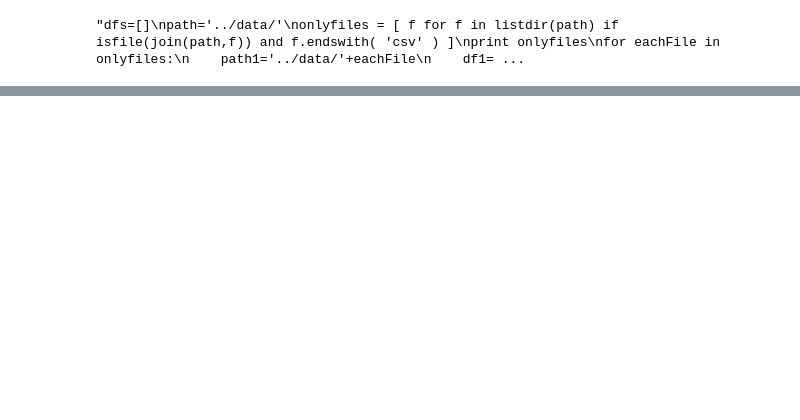
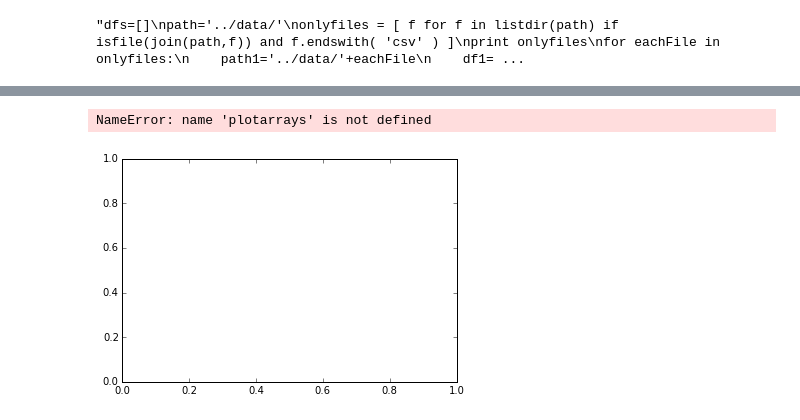
Before and after one commit to ayusharyal1/5DBMinds, a Jupyter notebook: code/MappingandClassification.ipynb, the cells around one changed output, grey strips where cells are left out. Drawn from its saved outputs; the diff is of its cells as text; code cells hidden in the pictures; blank space fills up the shorter version.

```diff
--- a/code/MappingandClassification.ipynb
+++ b/code/MappingandClassification.ipynb
@@ -129,13 +177,15 @@ y=pd.DataFrame(df[['Score']])
 # Vectorising the features and merging them to selected numerical features
 s= nltk.stem.SnowballStemmer('english')
 s.stem("graphics")
+
 stem_vectorizer = StemmedCountVectorizer(min_df =1, stop_words='english')
 # Vectorizing the Category Column
-nCategory, fmatrix, column_vectorizer = vectorize_column(df, 'Category', stem_vectorizer)
+nCategory, fmatrix, column_vectorizer = vectorize_columnTfIdf(df, 'Category', stem_vectorizer,df.shape[0],True)
 # Vectorizing the Name Column
-nName, fmatrix1, column_vectorizer1 = vectorize_column(df, 'Name', stem_vectorizer)
+nName, fmatrix1, column_vectorizer1 = vectorize_columnTfIdf(df, 'Name', stem_vectorizer,df.shape[0],True)
 # Vectorizing the Description Column
-nDescription, fmatrix2, column_vectorizer2 = vectorize_column(df, 'Description', stem_vectorizer)
+nDescription, fmatrix2, column_vectorizer2 = vectorize_columnTfIdf(df, 'Description',stem_vectorizer,df.shape[0],True)
 # Vectorizing the Content Rating Column
-nContentRating, fmatrix3, column_vectorizer3 = vectorize_column(df, 'ContentRating', stem_vectorizer)
+nContentRating, fmatrix3, column_vectorizer3 = vectorize_columnTfIdf(df, 'ContentRating',stem_vectorizer,df.shape[0],True)
+
 finaldf = pd.concat([X,nCategory,nName,nDescription,nContentRating],axis=1)
@@ -146 +209,5 @@ print finaldf.shape,y.shape
+# %%
+resultpath='/home/ayush/Desktop/clf_results/'
+resultFile=open(resultpath+'Results_Classifier'+'.csv', 'w+')
+resultFile.write('Components,Classifier,Accuracy,Precision,Recall')
 # %%
@@ -345,6 +414,6 @@ A column-vector y was passed when a 1d array was expected. Please change the sha
 # %%
 # Plotting the graph
-plotarrays=np.array(n_component_accuracies)
+'''plotarrays=np.array(n_component_accuracies)
 data = []
 for i in range(0,len(classifiers)):
     a=plotarrays[:,i]
@@ -364,4 +433,5 @@ layout = go.Layout(
 )
 fig = dict(data=data, layout=layout)
 py.iplot(fig, filename='basic-line')
+'''
 # %% [output]
@@ -370,0 +439,29 @@ py.iplot(fig, filename='basic-line')
+# %%
+if(True):
+    # Plot using matplotlib
+    num_plots = len(classifiers)
+    colormap = plt.cm.gist_ncar
+    plt.gca().set_color_cycle([colormap(i) for i in np.linspace(0, 0.9, num_plots)])
+    # Plot several different functions...
+    labels = []
+    for i in range(0, num_plots):
+        a=plotarrays[:,i]
+        #print n_components ,a
+        plt.plot(n_components,a)
+        labels.append(classifierName[i])
+
+    plt.legend(labels, ncol=4, loc='upper center',
+               bbox_to_anchor=[0.5, -0.15],
+               columnspacing=1.0, labelspacing=0.0,
+               handletextpad=0.0, handlelength=1.5,
+               fancybox=True, shadow=True)
+
+    plt.xlabel('Number of Features after PCA')
+    plt.ylabel('Accuracy Score')
+    plt.title('Accuracies vs Features for various classifiers')
+
+    #plt.show()
+    plt.savefig(resultpath+'Result_classifier')
+# %% [output]
+NameError: name 'plotarrays' is not defined
+[figure, added]
```
Also changed, not shown: parts of 8 cells of this notebook.
